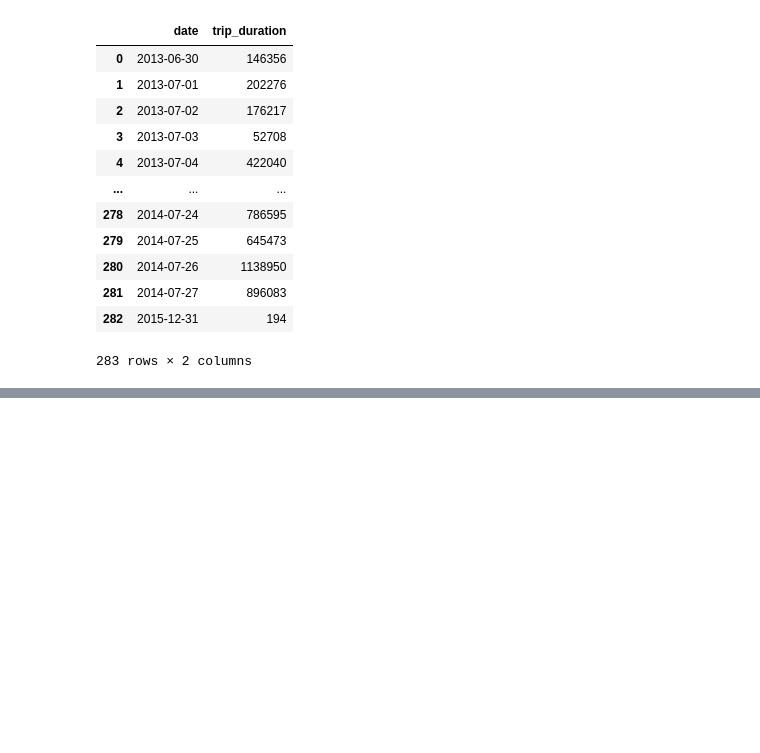
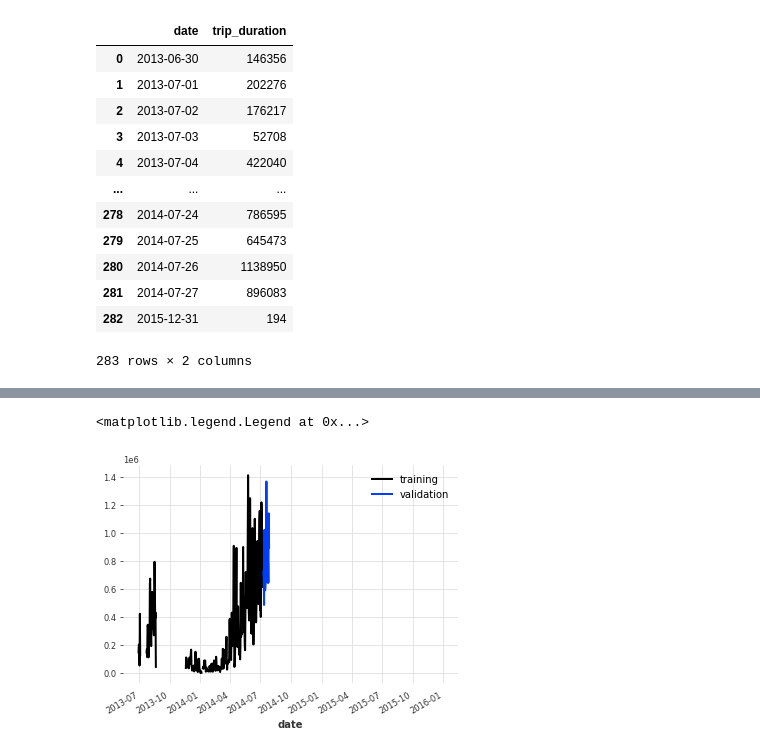
Before and after one commit to astrodestroyergithub/Divvy-Bike-Share, a Jupyter notebook: CODE/darts_exploration.ipynb, the cells around one changed output, grey strips where cells are left out. Drawn from its saved outputs; the diff is of its cells as text; code cells hidden in the pictures; blank space fills up the shorter version.

```diff
--- a/CODE/darts_exploration.ipynb
+++ b/CODE/darts_exploration.ipynb
@@ -116,0 +103,2 @@ RuntimeError: Numpy is not available
+# %%
+series=TimeSeries.from_dataframe(df, 'date', 'trip_duration', fill_missing_dates=True, freq=None)
@@ -116,0 +109,8 @@ RuntimeError: Numpy is not available
+# %%
+train,val=series.split_before(pd.Timestamp('2014-07-10'))
+train.plot(label='training')
+val.plot(label='validation')
+plt.legend()
+# %% [output]
+<matplotlib.legend.Legend at 0x...>
+[figure, added]
```
Also changed, not shown: parts of 20 cells of this notebook.
